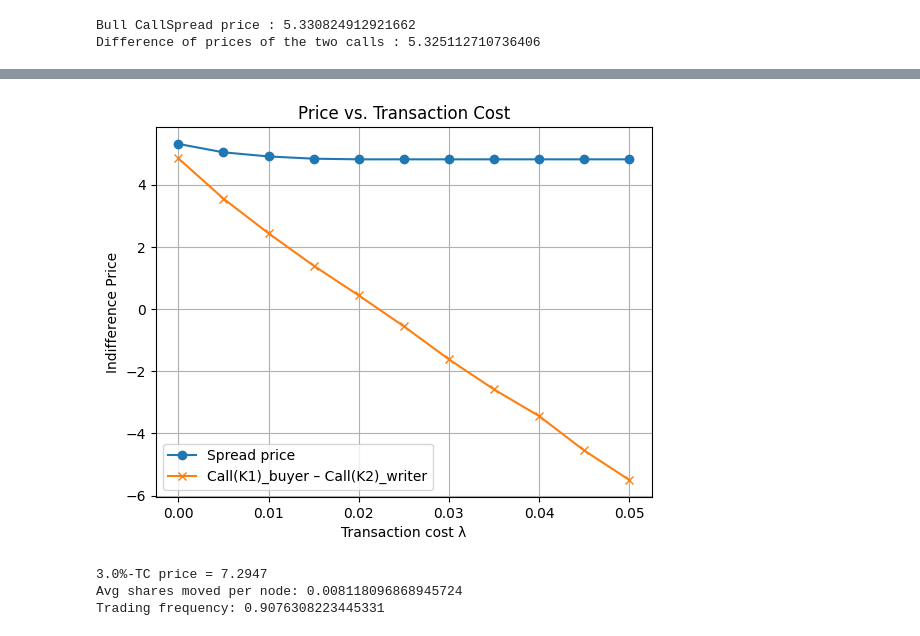
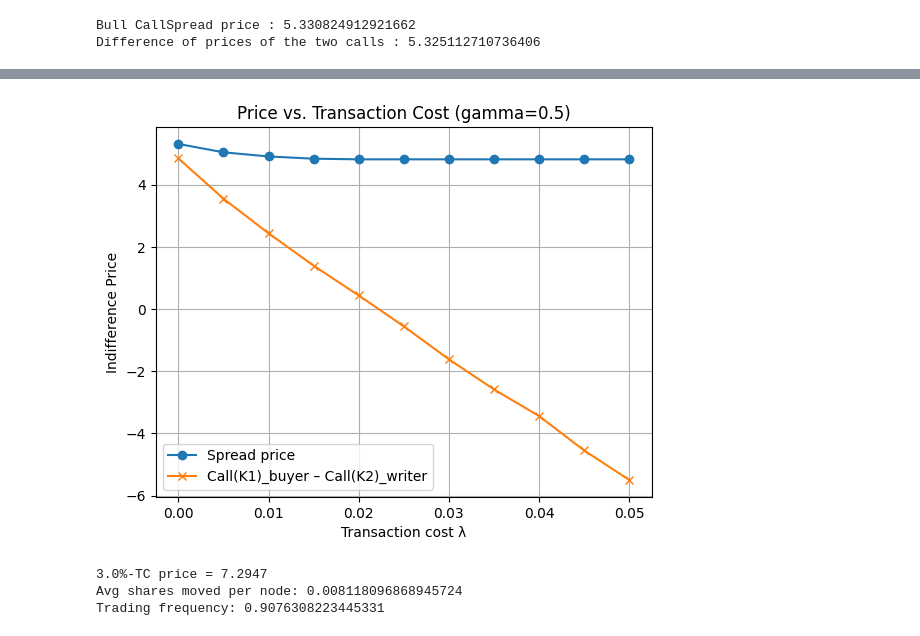
Before and after one commit to JulesArzel/Deep_Hedging_v2, a Jupyter notebook: New approach/4.1 Option pricing with transaction costs.ipynb, the cells around one changed output, grey strips where cells are left out. Cells and saved outputs as stored; diff of their text form; code cells hidden in the pictures.

```diff
--- a/New approach/4.1 Option pricing with transaction costs.ipynb
+++ b/New approach/4.1 Option pricing with transaction costs.ipynb
@@ -1342,35 +1342,35 @@ opt_call1  = Option_param(S0=S0, K=K1, T=T, payoff="call")
 opt_call2  = Option_param(S0=S0, K=K2, T=T, payoff="call")
 
 # Sweep over transaction costs
 costs = np.linspace(0.0, 0.05, 11)
 spread_prices = []
 call_diff_prices = []
 
 for c in costs:
     # Price the spread
     pr_cs = TC_pricer_CS(opt_spread, proc, K1, K2, cost_b=c, cost_s=c, gamma=gamma)
     p_sp = pr_cs.price(N=N, TYPE="callspread_buyer", track_policy=False)
     spread_prices.append(p_sp)
 
     # Price individual calls
     pr1 = TC_pricer2(opt_call1, proc, cost_b=c, cost_s=c, gamma=gamma)
     p1 = pr1.price(N=N, TYPE="buyer", track_policy=False)
     pr2 = TC_pricer2(opt_call2, proc, cost_b=c, cost_s=c, gamma=gamma)
     p2 = pr2.price(N=N, TYPE="writer", track_policy=False)
     call_diff_prices.append(p1 - p2)
 
 # Plot results
 plt.figure()
 plt.plot(costs, spread_prices, marker='o', label='Spread price')
 plt.plot(costs, call_diff_prices, marker='x', label='Call(K1)_buyer – Call(K2)_writer')
 plt.xlabel('Transaction cost λ')
 plt.ylabel('Indifference Price')
-plt.title('Price vs. Transaction Cost')
+plt.title('Price vs. Transaction Cost (gamma=0.5)')
 plt.legend()
 plt.grid(True)
 plt.show()
 # %% [output]
-[figure, old version]
+[figure, new version]
 # %%
 #-----------------------------------------------------------------------------------
 #-----------------------------------------------------------------------------------
```
Also changed, not shown: parts of 1 cell of this notebook.
